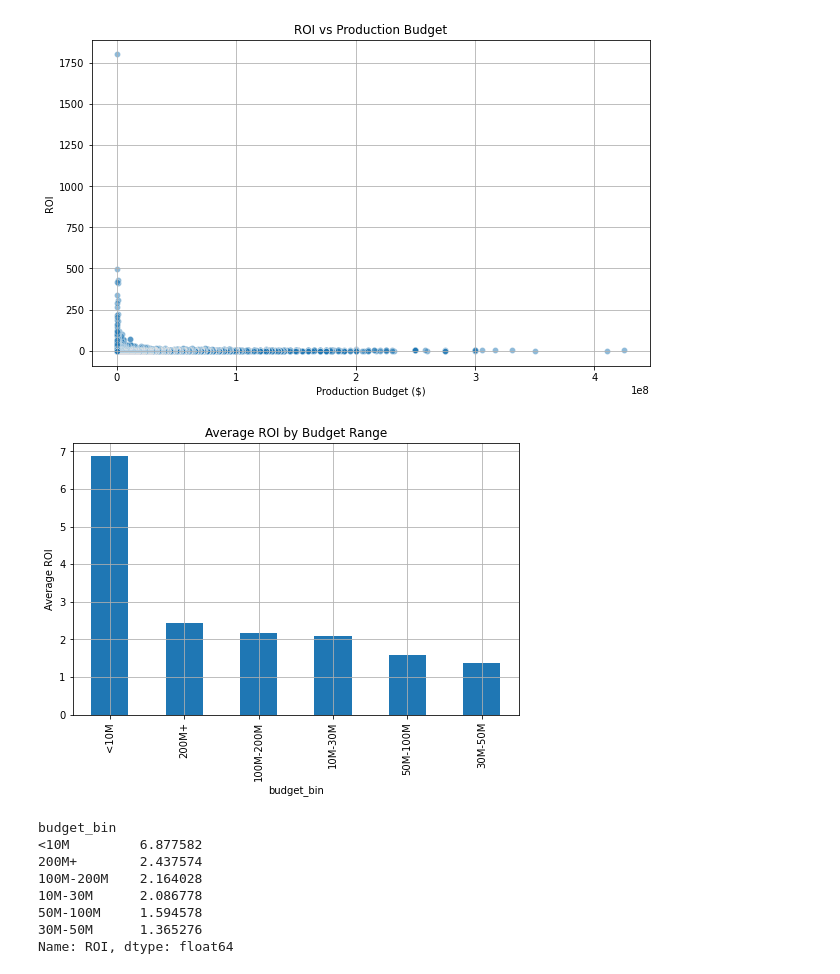
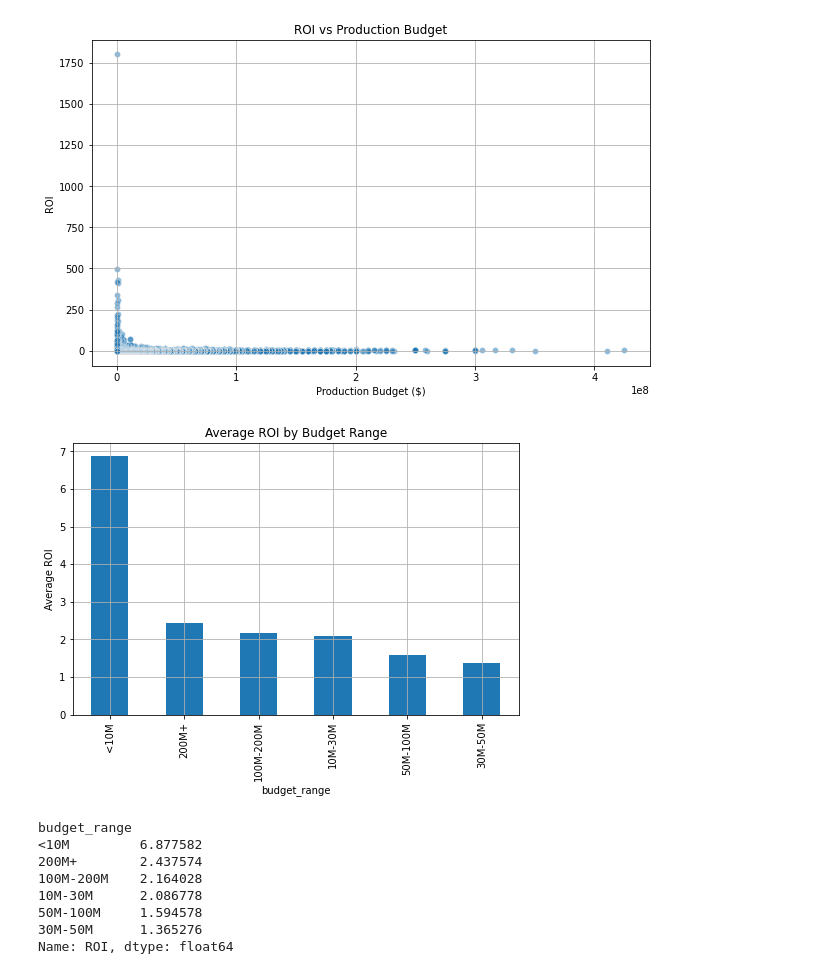
Before and after one commit to Sammy-751/Phase-2-Project, a Jupyter notebook: index.ipynb, the cells around one changed output. Cells and saved outputs as stored; diff of their text form; code cells hidden in the pictures.

```diff
--- a/index.ipynb
+++ b/index.ipynb
@@ -410,7 +402,7 @@ df_budget['worldwide_gross'] = df_budget['worldwide_gross'].replace('[\$,]', '',
 ### Calculate ROI
 # %%
 # ROI = (Revenue - Cost) / Cost
-df_budget['ROI'] = (df_budget['worldwide_gross'] - df_budget['production_budget']) / df_budget['production_budget']
-df_budget[['movie', 'production_budget', 'worldwide_gross', 'ROI']].sort_values('ROI', ascending=False).head()
+df3['ROI'] = (df3['worldwide_gross'] - df3['production_budget']) / df3['production_budget']
+df3[['movie', 'production_budget', 'worldwide_gross', 'ROI']].sort_values('ROI', ascending=False).head()
 # %% [output]
 |  | movie | production_budget | worldwide_gross | ROI |
@@ -436,23 +429,23 @@ plt.show()
 [figure]
 # %%
 # Create bins for budget ranges
-df_budget['budget_bin'] = pd.cut(df_budget['production_budget'],
-                                  bins=[0, 10e6, 30e6, 50e6, 100e6, 200e6, df_budget['production_budget'].max()],
+df3['budget_range'] = pd.cut(df3['production_budget'],
+                                  bins=[0, 10e6, 30e6, 50e6, 100e6, 200e6, df3['production_budget'].max()],
                                   labels=['<10M', '10M-30M', '30M-50M', '50M-100M', '100M-200M', '200M+'])
 
 # Calculate average ROI per bin
-avg_roi = df_budget.groupby('budget_bin')['ROI'].mean().sort_values(ascending=False)
+avg_roi = df3.groupby('budget_range')['ROI'].mean().sort_values(ascending=False)
 
 # Plot
 avg_roi.plot(kind='bar', figsize=(8,5), title='Average ROI by Budget Range')
 plt.ylabel("Average ROI")
 plt.grid(True)
 plt.show()
 
 avg_roi
 # %% [output]
-[figure, old version]
+[figure, new version]
-budget_bin
+budget_range
 <10M         6.877582
 200M+        2.437574
 100M-200M    2.164028
```
Also changed, not shown: parts of 11 cells of this notebook.
